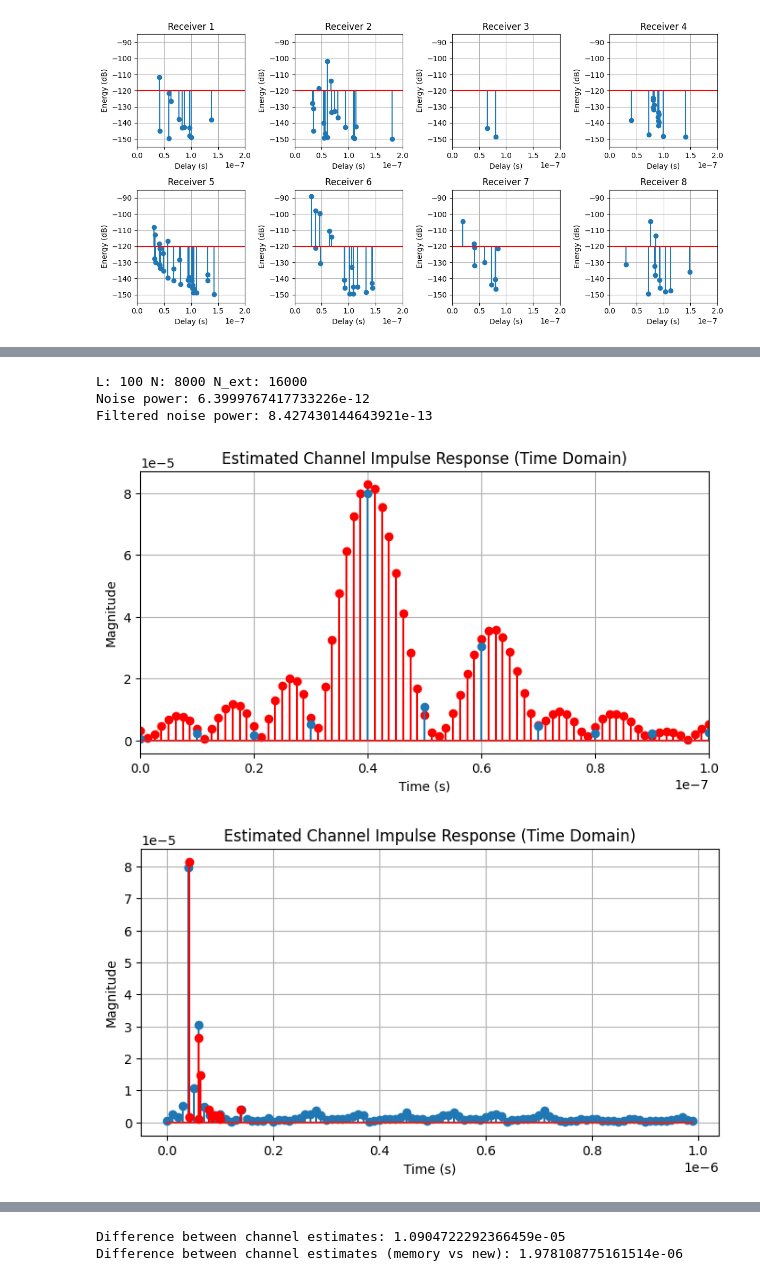
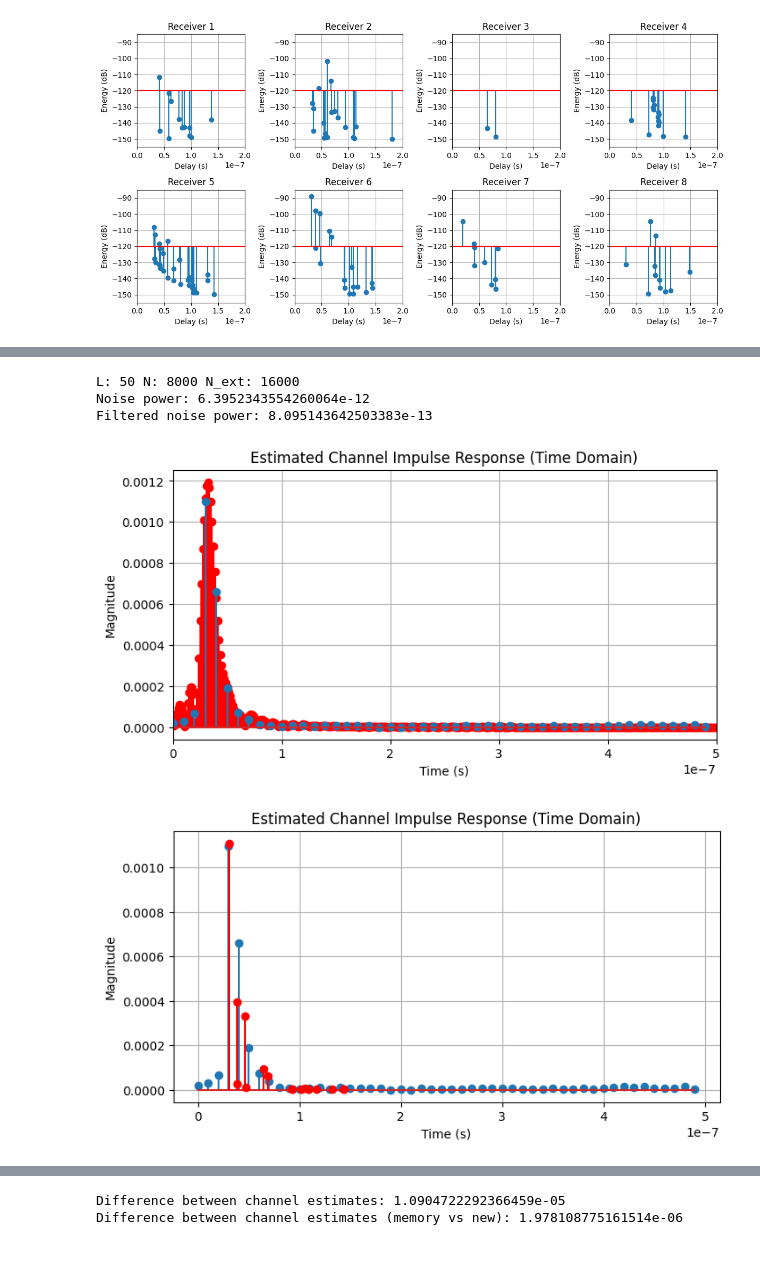
Before and after one commit to lraviart/RayTracing, a Jupyter notebook: Localization/SimpleReflexion2.ipynb, the cells around one changed output, grey strips where cells are left out. Drawn from its saved outputs; the diff is of its cells as text; code cells hidden in the pictures.

```diff
--- a/Localization/SimpleReflexion2.ipynb
+++ b/Localization/SimpleReflexion2.ipynb
@@ -237,0 +238,11 @@ Time vector length: 800 samples, Duration: 9.9875e-07 seconds
+# %%
+RX_idx = 5
+
+# Frequency axis
+f = np.fft.fftshift(np.fft.fftfreq(len(t), Ts))
+
+# Discrete spectrum with FFT
+H_fft = np.zeros(len(f), dtype=complex)
+for i in range(len(a[RX_idx])):
+    H_fft += a[RX_idx][i] * np.exp(-1j * 2 * np.pi * f * tau[RX_idx][i])
+H_fft /= osr
@@ -389,32 +375,32 @@ plt.show()
 # %%
 importlib.reload(com)
 
-h_hat, t, h_time = com.get_sc_channel_response(a[RX_idx], tau[RX_idx], B, 8, T=1e-5, Tcir=1e-6, alpha=0.1)
+h_hat, t, h_time = com.get_sc_channel_response(a[RX_idx], tau[RX_idx], B, 8, T=1e-5, Tcir=5e-7, alpha=0.1)
 
 plt.figure(figsize=(8, 4))
 plt.stem(t, np.abs(h_time), label='Estimated CIR (Time Domain)', linefmt='r-', markerfmt='ro', basefmt=" ")
 plt.stem(np.arange(len(h_hat))/B, np.abs(h_hat), label='Estimated CIR (Time Domain)')
 plt.title("Estimated Channel Impulse Response (Time Domain)")
 plt.xlabel("Time (s)")
 plt.ylabel("Magnitude")
-plt.xlim(0, 1e-7)
+plt.xlim(0, 5e-7)
 plt.grid()
 plt.show()
 
 plt.figure(figsize=(8, 4))
 plt.stem(np.arange(len(h_hat))/B, np.abs(h_hat), label='Estimated CIR (Time Domain)')
 plt.stem(tau[RX_idx], np.abs(a[RX_idx]), linefmt='r-', markerfmt='ro', basefmt=" ", label='True Path Amplitudes')
 plt.title("Estimated Channel Impulse Response (Time Domain)")
 plt.xlabel("Time (s)")
 plt.ylabel("Magnitude")
 plt.grid()
 plt.show()
 # %% [output]
-L: 100 N: 8000 N_ext: 16000
-Noise power: 6.3999767417733226e-12
-Filtered noise power: 8.427430144643921e-13
+L: 50 N: 8000 N_ext: 16000
+Noise power: 6.3952343554260064e-12
+Filtered noise power: 8.095143642503383e-13
-[figure, old version]
+[figure, new version]
-[figure, old version]
+[figure, new version]
 # %%
 h_hat_fft = np.fft.fft(h_hat, axis=0)
 h_hat_fft = np.fft.fftshift(h_hat_fft, axes=0)
```
Also changed, not shown: parts of 17 cells of this notebook, 9 other files.
